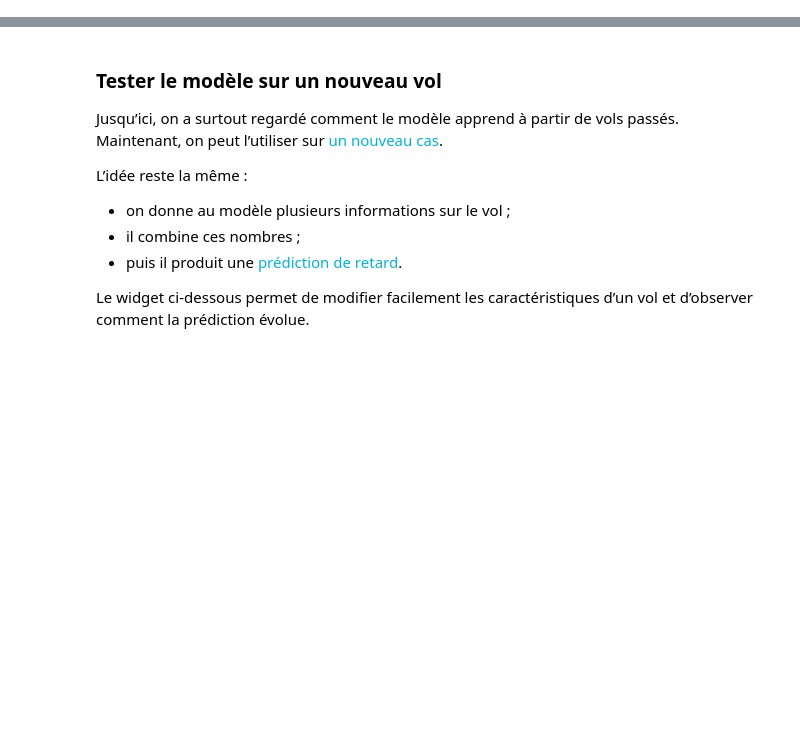
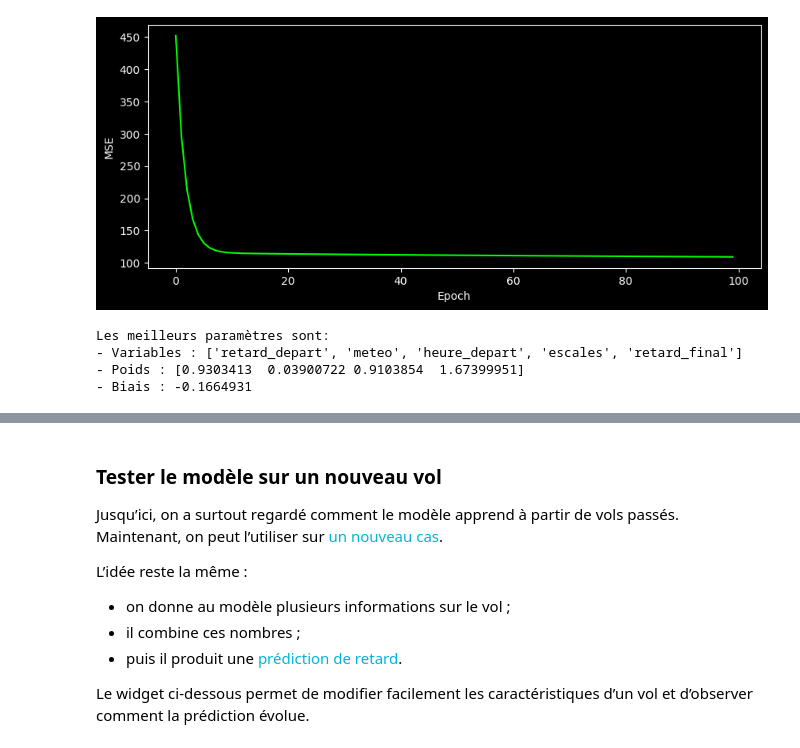
Before and after one commit to aurvl/AI-Step-by-Step, a Jupyter notebook: bp1-linear-regression/1_manual.ipynb, the cells around one changed output, grey strips where cells are left out. Saved outputs shown, nothing was run; the diff lists cells and outputs as text; code cells hidden in the pictures; blank space fills up the shorter version.

```diff
--- a/bp1-linear-regression/1_manual.ipynb
+++ b/bp1-linear-regression/1_manual.ipynb
@@ -724,0 +1056,5 @@ R²   (qualité globale 0→1)    : 1.000
+# %%
+# On test la fonction du calcul des gradients
+dw, db = gradients(X, y, y_hat)
+print("dW shape :", dw.shape)
+print("db shape :", db.shape)
@@ -724,0 +1138,41 @@ R²   (qualité globale 0→1)    : 1.000
+# %%
+#=====================================================================
+# ASSEMBLAGE DE TOUTES LES FONCTIONS POUR FAIRE UN PERCEPTRON COMPLET
+#=====================================================================
+
+def perceptron(X, y_reel, learning_rate=0.0001, epochs=100, plot=True):
+    # 1) Initialisation des poids et du biais
+    features = X.shape[1]
+    w, b = initialization(features)
+
+    Losses = [] # pour pouvoir enregistrer notre loss
+
+    for epoch in range(epochs): # les epochs sont les itération du modèle sur ttes nos data
+        # 2) Prédiction
+        y_pred = linear_equation(X, w, b)
+
+        # 3) Calcul de la loss
+        error = loss_function(y_reel, y_pred)
+        Losses.append(error)
+
+        # 4) Calcul des gradients
+        dw, db = gradients(X, y_reel, y_pred)
+
+        # 5) Mise à jour des paramètres
+        w, b = update_parameters(w, b, dw, db, learning_rate)
+
+        if epoch % 5 == 0:
+            print(f"Epoch {epoch:03d} => Loss: {error:.4f}")
+
+    if plot:
+        plt.style.use("dark_background")
+        plt.figure(figsize=(10, 4))
+        plt.plot(Losses, color='lime')
+        plt.xlabel("Epoch")
+        plt.ylabel("MSE")
+        plt.show()
+
+    return w, b, Losses
+# %%
+w_final, b_final, Loss = perceptron(X, y)
+# %% [output]
@@ -724,0 +1199,8 @@ R²   (qualité globale 0→1)    : 1.000
+[figure, added]
+# %%
+print(f"Les meilleurs paramètres sont:\n- Variables : {df.columns.to_list()}\n- Poids : {w_final}\n- Biais : {b_final:.7f}")
+# %% [output]
+Les meilleurs paramètres sont:
+- Variables : ['retard_depart', 'meteo', 'heure_depart', 'escales', 'retard_final']
+- Poids : [0.9303413  0.03900722 0.9103854  1.67399951]
+- Biais : -0.1664931
```
Also changed, not shown: parts of 110 cells of this notebook, 17 other files.
